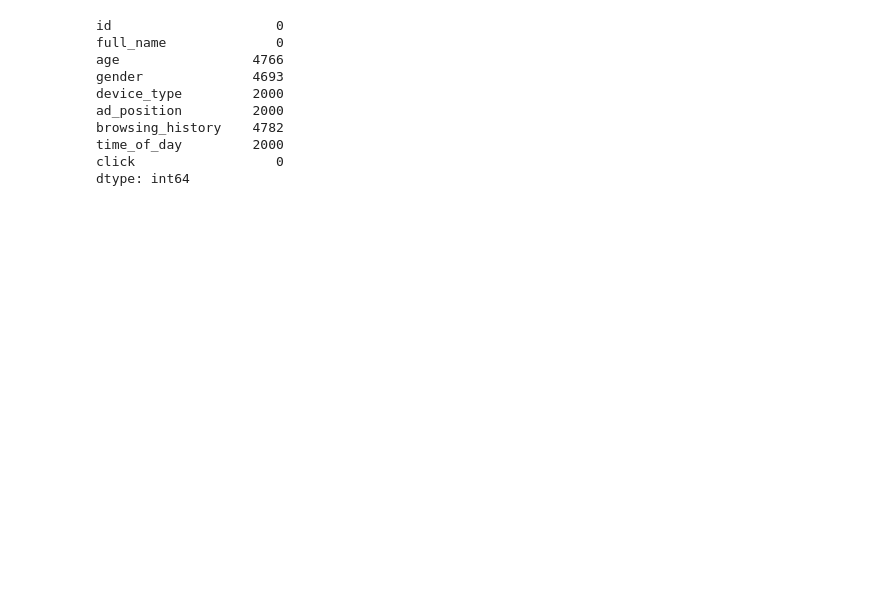
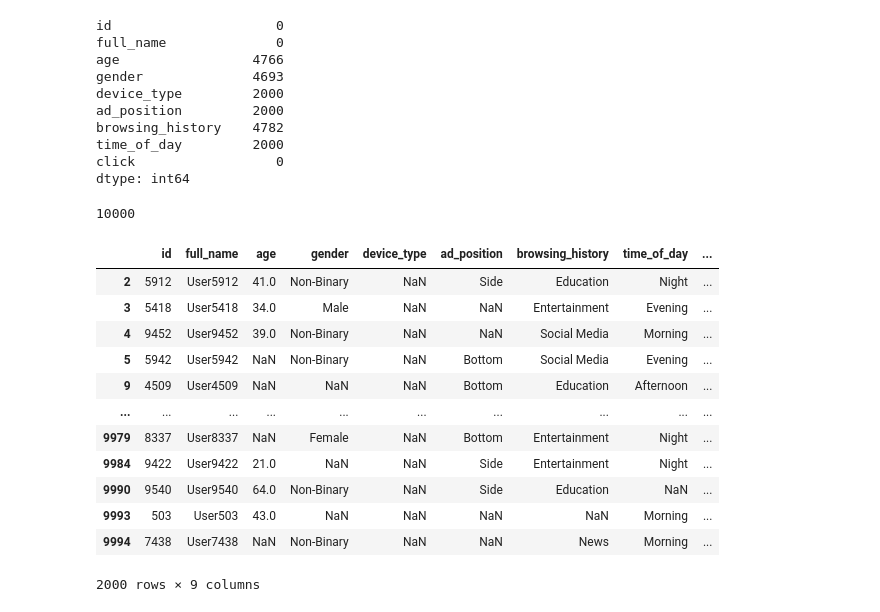
Before and after one commit to gpaet05/ad-click-prediction, a Jupyter notebook: ad_click_AB_testing.ipynb, the cells around one changed output. Drawn from its saved outputs; the diff is of its cells as text; code cells hidden in the pictures; blank space fills up the shorter version.

```diff
--- a/ad_click_AB_testing.ipynb
+++ b/ad_click_AB_testing.ipynb
@@ -131,3 +124,27 @@ browsing_history    4782
 time_of_day         2000
 click                  0
 dtype: int64
+# %%
+# Number of rows in the dataset
+
+df_ab_test.shape[0]
+# %% [output]
+10000
+# %%
+# Looking at records where device_type IS NULL
+
+df_ab_test[df_ab_test['device_type'].isnull()]
+# %% [output]
+|  | id | full_name | age | gender | device_type | ad_position | browsing_history | time_of_day | ... |
+| 2 | 5912 | User5912 | 41.0 | Non-Binary | NaN | Side | Education | Night | ... |
+| 3 | 5418 | User5418 | 34.0 | Male | NaN | NaN | Entertainment | Evening | ... |
+| 4 | 9452 | User9452 | 39.0 | Non-Binary | NaN | NaN | Social Media | Morning | ... |
+| 5 | 5942 | User5942 | NaN | Non-Binary | NaN | Bottom | Social Media | Evening | ... |
+| 9 | 4509 | User4509 | NaN | NaN | NaN | Bottom | Education | Afternoon | ... |
+| ... | ... | ... | ... | ... | ... | ... | ... | ... | ... |
+| 9979 | 8337 | User8337 | NaN | Female | NaN | Bottom | Entertainment | Night | ... |
+| 9984 | 9422 | User9422 | 21.0 | NaN | NaN | Side | Entertainment | Night | ... |
+| 9990 | 9540 | User9540 | 64.0 | Non-Binary | NaN | Side | Education | NaN | ... |
+| 9993 | 503 | User503 | 43.0 | NaN | NaN | NaN | NaN | Morning | ... |
+| 9994 | 7438 | User7438 | NaN | Non-Binary | NaN | NaN | News | Morning | ... |
+2000 rows × 9 columns
```
Also changed, not shown: parts of 7 cells of this notebook.
